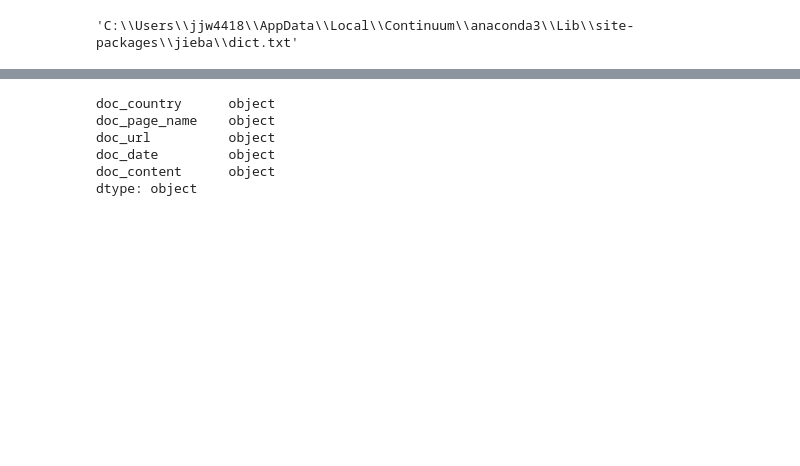
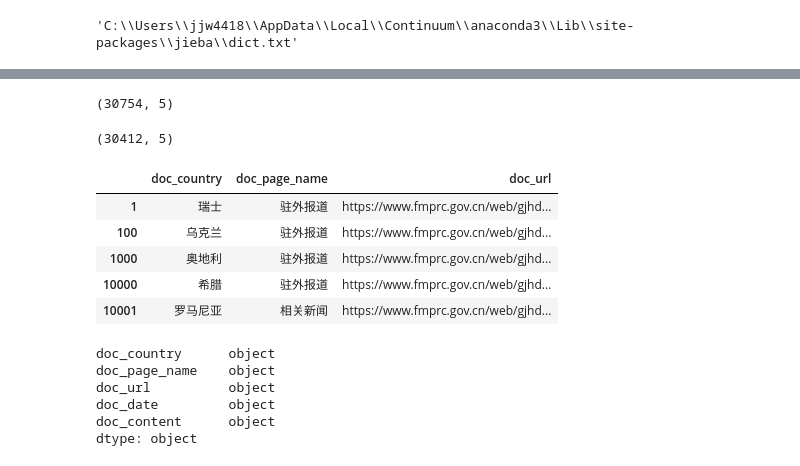
Before and after one commit to jjwalker3/chinaMFA, a Jupyter notebook: count garbage2.ipynb, the cells around one changed output, grey strips where cells are left out. Saved outputs shown, nothing was run; the diff lists cells and outputs as text; code cells hidden in the pictures; blank space fills up the shorter version.

```diff
--- a/count garbage2.ipynb
+++ b/count garbage2.ipynb
@@ -81,0 +155,2 @@ data.head()
+# %%
+pcdata = data.loc[data['doc_country'].isin(countries),:].copy()
@@ -81,0 +169,23 @@ data.head()
+# %%
+pcdata = pcdata.loc[pcdata['doc_date'] > "1999-12-31",:]
+# %%
+pcdata.shape
+# %% [output]
+(30754, 5)
+# %%
+pcdata = pcdata.loc[pcdata['doc_date'] <= "2018-12-31",:]
+# %%
+pcdata.shape
+# %% [output]
+(30412, 5)
+# %%
+pcdata = pcdata[['doc_country','doc_page_name','doc_url']]
+# %%
+pcdata.head()
+# %% [output]
+|  | doc_country | doc_page_name | doc_url |
+| 1 | 瑞士 | 驻外报道 | https://www.fmprc.gov.cn/web/gjhd... |
+| 100 | 乌克兰 | 驻外报道 | https://www.fmprc.gov.cn/web/gjhd... |
+| 1000 | 奥地利 | 驻外报道 | https://www.fmprc.gov.cn/web/gjhd... |
+| 10000 | 希腊 | 驻外报道 | https://www.fmprc.gov.cn/web/gjhd... |
+| 10001 | 罗马尼亚 | 相关新闻 | https://www.fmprc.gov.cn/web/gjhd... |
```
Also changed, not shown: parts of 13 cells of this notebook, 3 other files.
